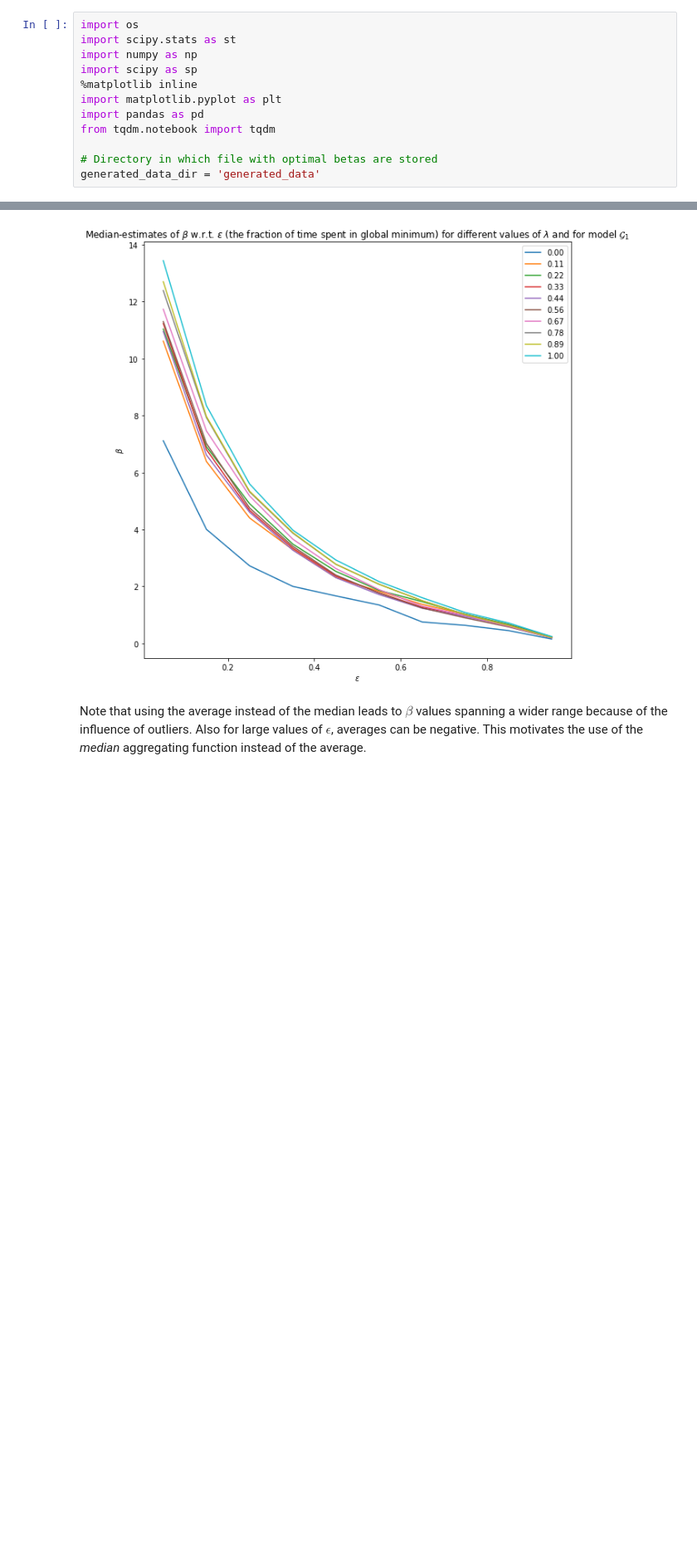
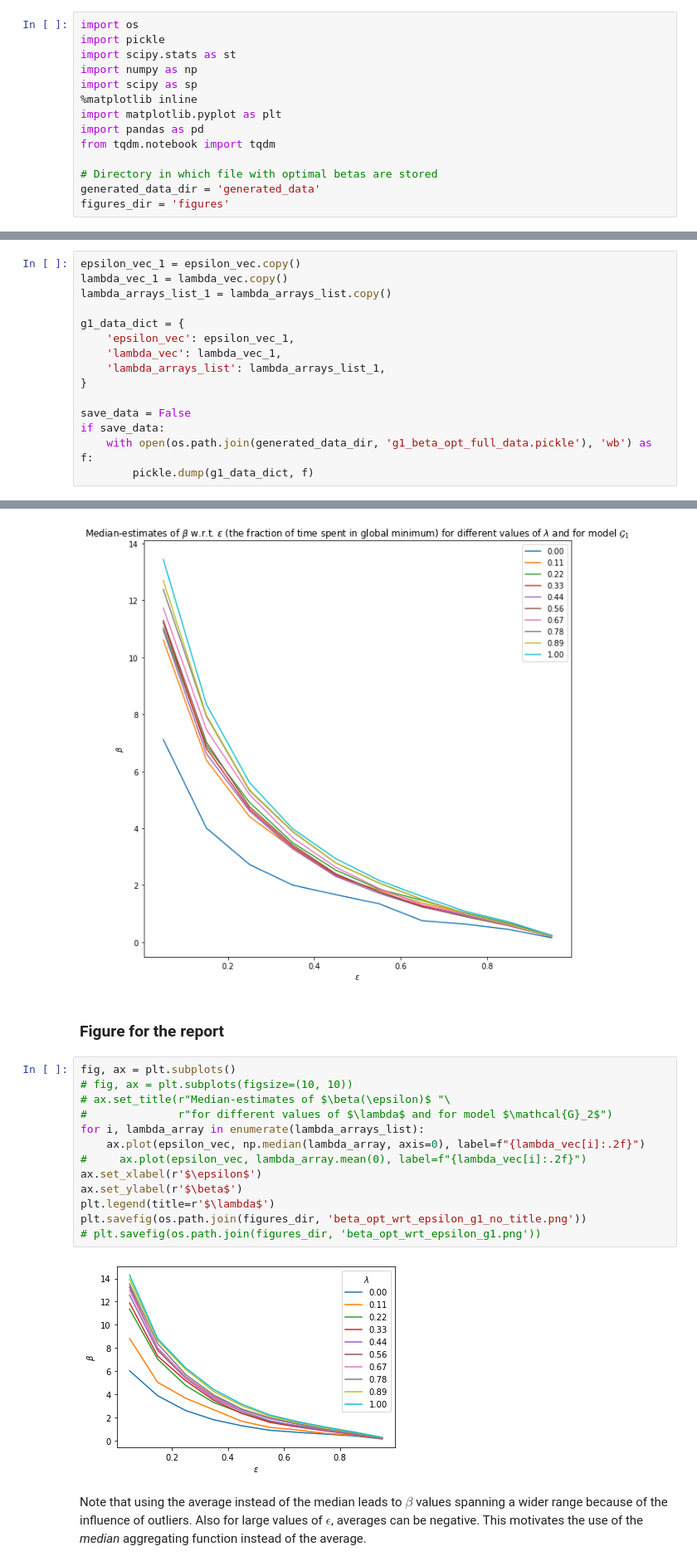
Before and after one commit to ownzonefeng/Network-deployment-challenge, a Jupyter notebook: notebook_Jon.ipynb, the cells around one changed output, grey strips where cells are left out. Shown at 83% size. Drawn from its saved outputs; the diff is of its cells as text; blank space fills up the shorter version.

```diff
--- a/notebook_Jon.ipynb
+++ b/notebook_Jon.ipynb
@@ -1,5 +1,6 @@
 # %%
 import os
+import pickle
 import scipy.stats as st
 import numpy as np
 import scipy as sp
@@ -10,6 +11,7 @@ from tqdm.notebook import tqdm
 
 # Directory in which file with optimal betas are stored
 generated_data_dir = 'generated_data'
+figures_dir = 'figures'
 # %%
 class DatasetGenerator(object):
     def __init__(self, N=100):
@@ -184,3 +188,18 @@ Compute for lambda = 1.00
+# %%
+epsilon_vec_1 = epsilon_vec.copy()
+lambda_vec_1 = lambda_vec.copy()
+lambda_arrays_list_1 = lambda_arrays_list.copy()
+
+g1_data_dict = {
+    'epsilon_vec': epsilon_vec_1,
+    'lambda_vec': lambda_vec_1,
+    'lambda_arrays_list': lambda_arrays_list_1,
+}
+
+save_data = False
+if save_data:
+    with open(os.path.join(generated_data_dir, 'g1_beta_opt_full_data.pickle'), 'wb') as f:
+        pickle.dump(g1_data_dict, f)
 # %% [markdown]
 We plot the 100 iterations for $\lambda = 0$. Note that the median and average of all the iterations are shown in cyan and red respectively:
 # %%
@@ -212,6 +231,23 @@ plt.legend()
 # %% [output]
 <matplotlib.legend.Legend at 0x...>
 [figure]
+# %% [markdown]
+### Figure for the report
+# %%
+fig, ax = plt.subplots()
+# fig, ax = plt.subplots(figsize=(10, 10))
+# ax.set_title(r"Median-estimates of $\beta(\epsilon)$ "\
+#              r"for different values of $\lambda$ and for model $\mathcal{G}_2$")
+for i, lambda_array in enumerate(lambda_arrays_list):
+    ax.plot(epsilon_vec, np.median(lambda_array, axis=0), label=f"{lambda_vec[i]:.2f}")
+#     ax.plot(epsilon_vec, lambda_array.mean(0), label=f"{lambda_vec[i]:.2f}")
+ax.set_xlabel(r'$\epsilon$')
+ax.set_ylabel(r'$\beta$')
+plt.legend(title=r'$\lambda$')
+plt.savefig(os.path.join(figures_dir, 'beta_opt_wrt_epsilon_g1_no_title.png'))
+# plt.savefig(os.path.join(figures_dir, 'beta_opt_wrt_epsilon_g1.png'))
+# %% [output]
+[figure, added]
 # %% [markdown]
 Note that using the average instead of the median leads to $\beta$ values spanning a wider range because of the influence of outliers.
 Also for large values of $\epsilon$, averages can be negative.
```
Also changed, not shown: parts of 9 cells of this notebook, 4 other files.
